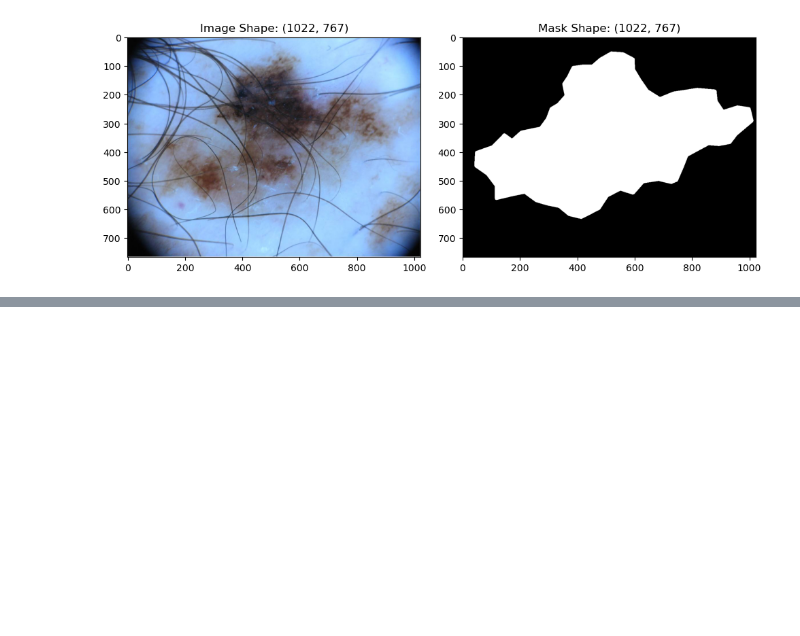
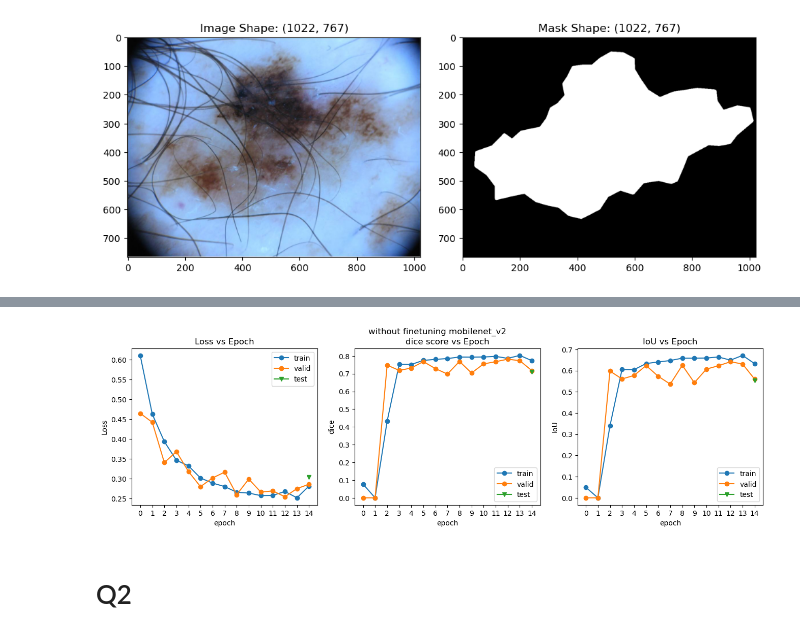
Before and after one commit to KhadgaA/Segmentation-Transfer-Learning, a Jupyter notebook: M23CSA003.ipynb, the cells around one changed output, grey strips where cells are left out. Drawn from its saved outputs; the diff is of its cells as text; code cells hidden in the pictures; blank space fills up the shorter version.

```diff
--- a/M23CSA003.ipynb
+++ b/M23CSA003.ipynb
@@ -415,4 +406,5 @@ from torchmetrics.functional import dice
 # %%
+epochs = 15
 model = SimpleSegmentationNet(finetune=False)
 optimizer = optim.Adam(model.parameters(), lr=0.01)
 criterion = nn.BCELoss()
@@ -424,7 +416,7 @@ history = train(
     optimizer,
     criterion,
     device,
-    epochs=5,
+    epochs=epochs,
     verbose=True,
     eval_metrics=[RMSE,dice,JaccardIndex(task='binary').to(device)],
     label_idx=-1,
@@ -473,0 +483,44 @@ plt.show()
+# %%
+plt.figure(figsize=(16, 4))
+
+plt.subplot(1, 3, 1)
+plt.plot(history['train']['loss'],'-o', label='train')
+plt.plot(history['valid']['loss'],'-o',label='valid')
+plt.plot(epochs-1,evaluation_test['loss'],label = 'test',marker = 'v',ms = 6)
+
+plt.legend()
+plt.title('Loss vs Epoch')
+plt.xlabel("epoch")
+plt.ylabel('Loss')
+plt.xticks(range(epochs))
+# plt.show()
+
+
+plt.subplot(1, 3, 2)
+plt.plot(history['train']['dice'],'-o', label='train')
+plt.plot(history['valid']['dice'],'-o',label='valid')
+plt.plot(epochs-1,evaluation_test['dice'],label = 'test',marker = 'v',ms = 6)
+
+plt.legend()
+plt.title('dice score vs Epoch')
+plt.xlabel("epoch")
+plt.ylabel('dice')
+plt.xticks(range(epochs))
+# plt.show()
+
+plt.subplot(1, 3, 3)
+plt.plot(history['train']['BinaryJaccardIndex'],'-o', label='train')
+plt.plot(history['valid']['BinaryJaccardIndex'],'-o',label='valid')
+plt.plot(epochs-1,evaluation_test['BinaryJaccardIndex'],label = 'test',marker = 'v',ms = 6)
+
+plt.legend()
+plt.title('IoU vs Epoch')
+plt.xlabel("epoch")
+plt.ylabel('IoU')
+plt.xticks(range(epochs))
+plt.suptitle("without finetuning mobilenet_v2")
+plt.show()
+# %% [output]
+[figure, added]
+# %% [markdown]
+# Q2
```
Also changed, not shown: parts of 11 cells of this notebook.
